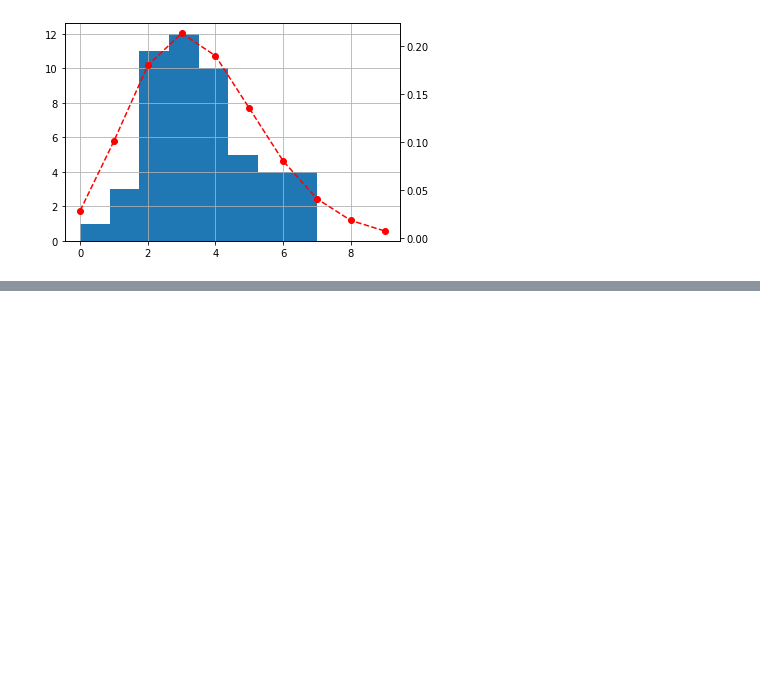
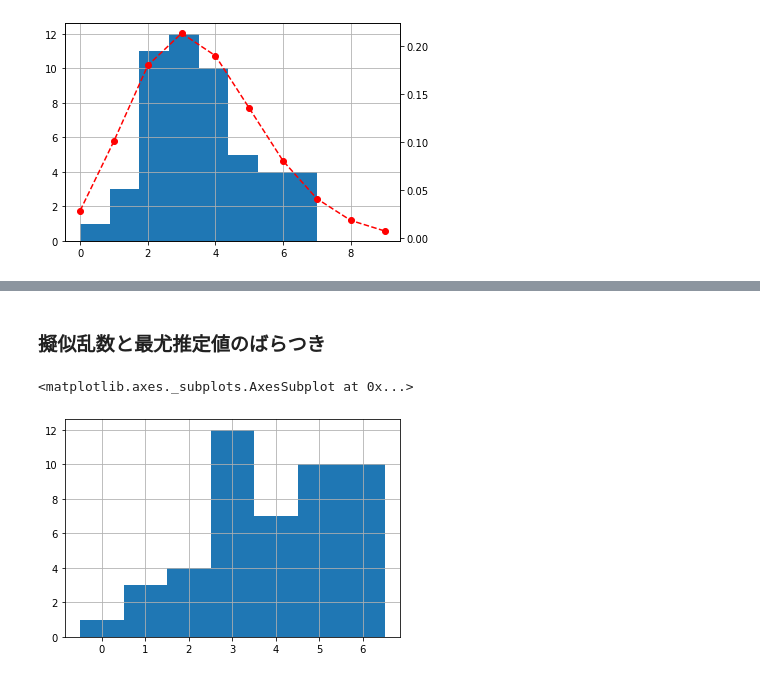
Before and after one commit to KFurudate/Midoribon, a Jupyter notebook: chap2.ipynb, the cells around one changed output, grey strips where cells are left out. Cells and saved outputs as stored; diff of their text form; code cells hidden in the pictures; blank space fills up the shorter version.

```diff
--- a/chap2.ipynb
+++ b/chap2.ipynb
@@ -69,0 +87,12 @@ plt.show()
+# %% [markdown]
+### 擬似乱数と最尤推定値のばらつき
+# %%
+# 平均3.56のポアソン分布から乱数を50個生成する
+
+x = np.random.poisson(lam=3.56,　size=50)
+x = pd.Series(x)
+
+x.hist(bins=np.arange(x.max())-0.5)
+# %% [output]
+<matplotlib.axes._subplots.AxesSubplot at 0x...>
+[figure, added]
```
Also changed, not shown: parts of 8 cells of this notebook.
